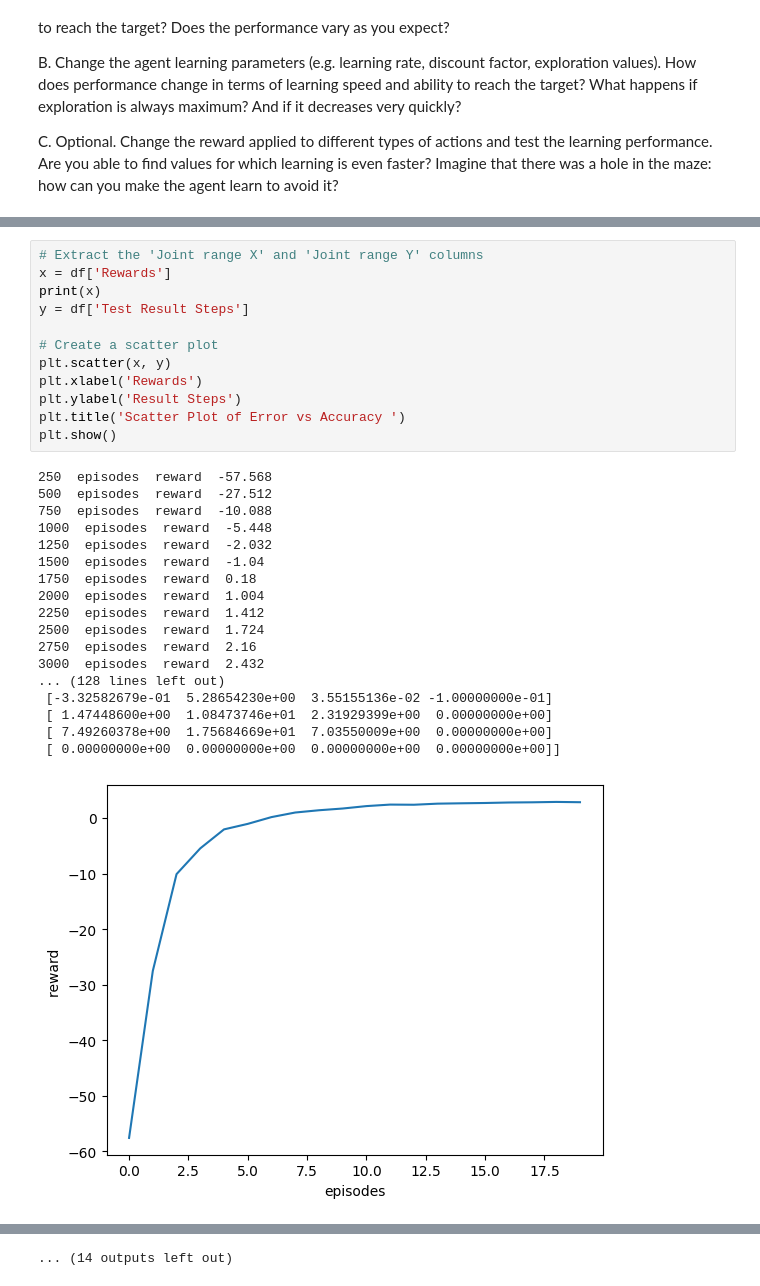
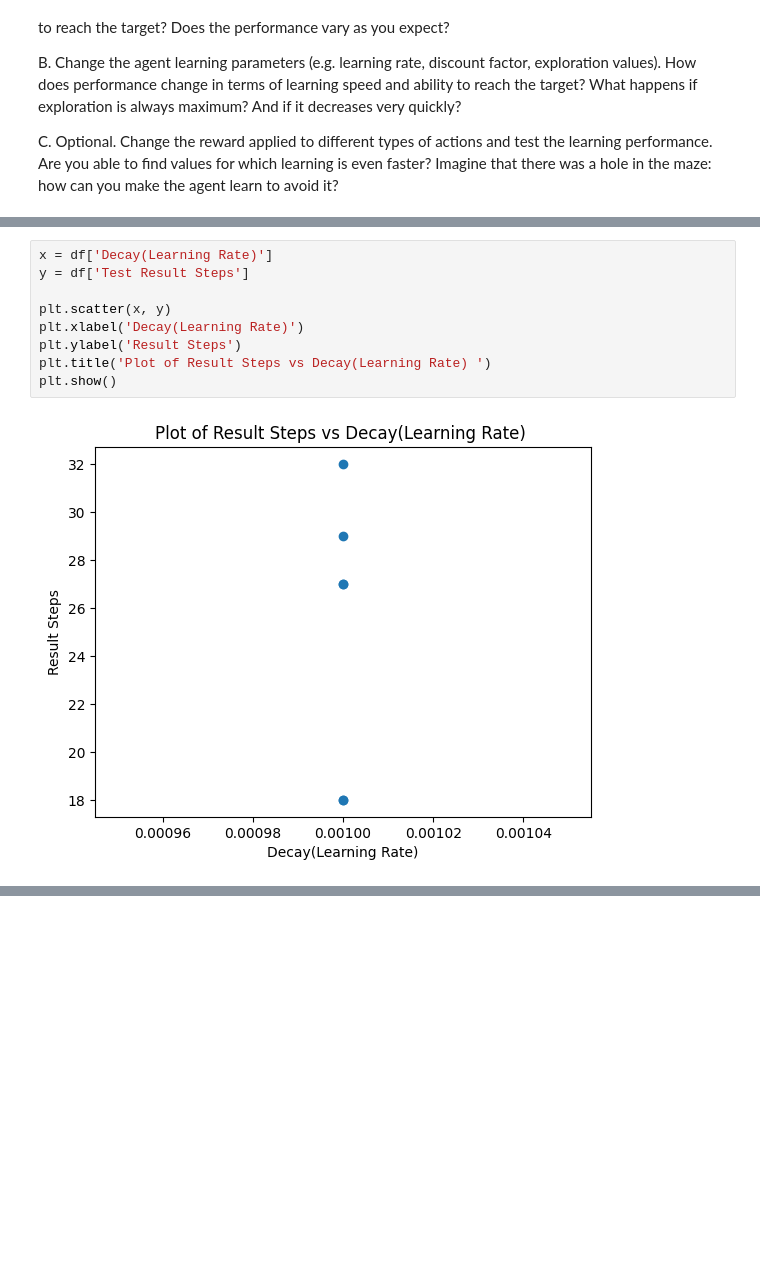
Before and after one commit to toluwaanimi/robotic-ml-simulation, a Jupyter notebook: PDE4433_2022-23_A2-T3_Maze_Navigation.ipynb, the cells around one changed output, grey strips where cells are left out. Saved outputs shown, nothing was run; the diff lists cells and outputs as text; blank space fills up the shorter version.

```diff
--- a/PDE4433_2022-23_A2-T3_Maze_Navigation.ipynb
+++ b/PDE4433_2022-23_A2-T3_Maze_Navigation.ipynb
@@ -395,31 +376,11 @@ plt.show()
 # %%
-# Extract the 'Joint range X' and 'Joint range Y' columns
-x = df['Rewards']
-print(x)
+x = df['Decay(Learning Rate)']
 y = df['Test Result Steps']
 
-# Create a scatter plot
 plt.scatter(x, y)
-plt.xlabel('Rewards')
+plt.xlabel('Decay(Learning Rate)')
 plt.ylabel('Result Steps')
-plt.title('Scatter Plot of Error vs Accuracy ')
+plt.title('Plot of Result Steps vs Decay(Learning Rate) ')
 plt.show()
 # %% [output]
-250  episodes  reward  -57.568
-500  episodes  reward  -27.512
-750  episodes  reward  -10.088
-1000  episodes  reward  -5.448
-1250  episodes  reward  -2.032
-1500  episodes  reward  -1.04
-1750  episodes  reward  0.18
-2000  episodes  reward  1.004
-2250  episodes  reward  1.412
-2500  episodes  reward  1.724
-2750  episodes  reward  2.16
-3000  episodes  reward  2.432
-... (128 lines left out)
- [-3.32582679e-01  5.28654230e+00  3.55155136e-02 -1.00000000e-01]
- [ 1.47448600e+00  1.08473746e+01  2.31929399e+00  0.00000000e+00]
- [ 7.49260378e+00  1.75684669e+01  7.03550009e+00  0.00000000e+00]
- [ 0.00000000e+00  0.00000000e+00  0.00000000e+00  0.00000000e+00]]
-[figure, old version]
+[figure, new version]
@@ -468 +386,0 @@ _______________
-... (14 outputs left out)
```
Also changed, not shown: parts of 17 cells of this notebook.
